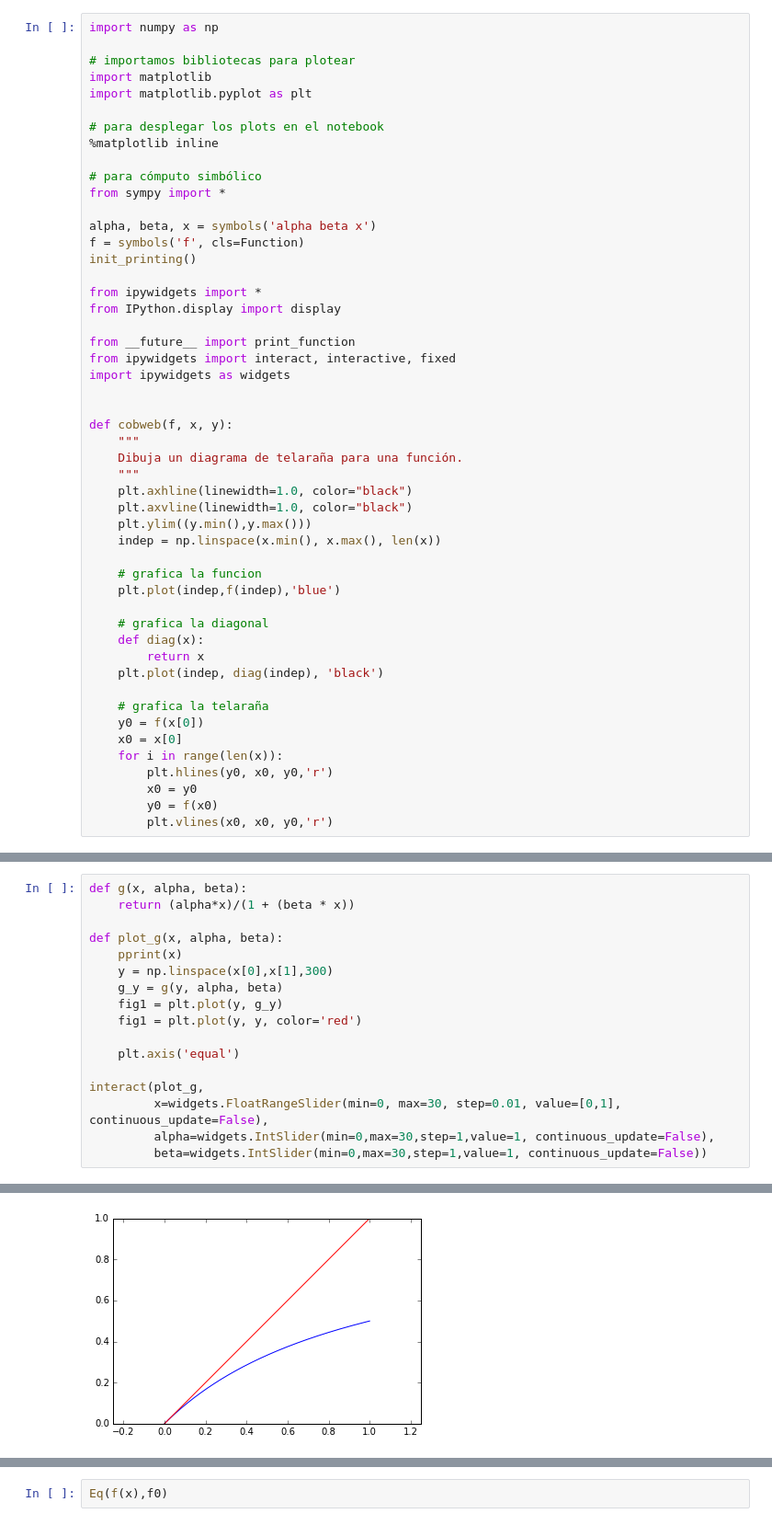
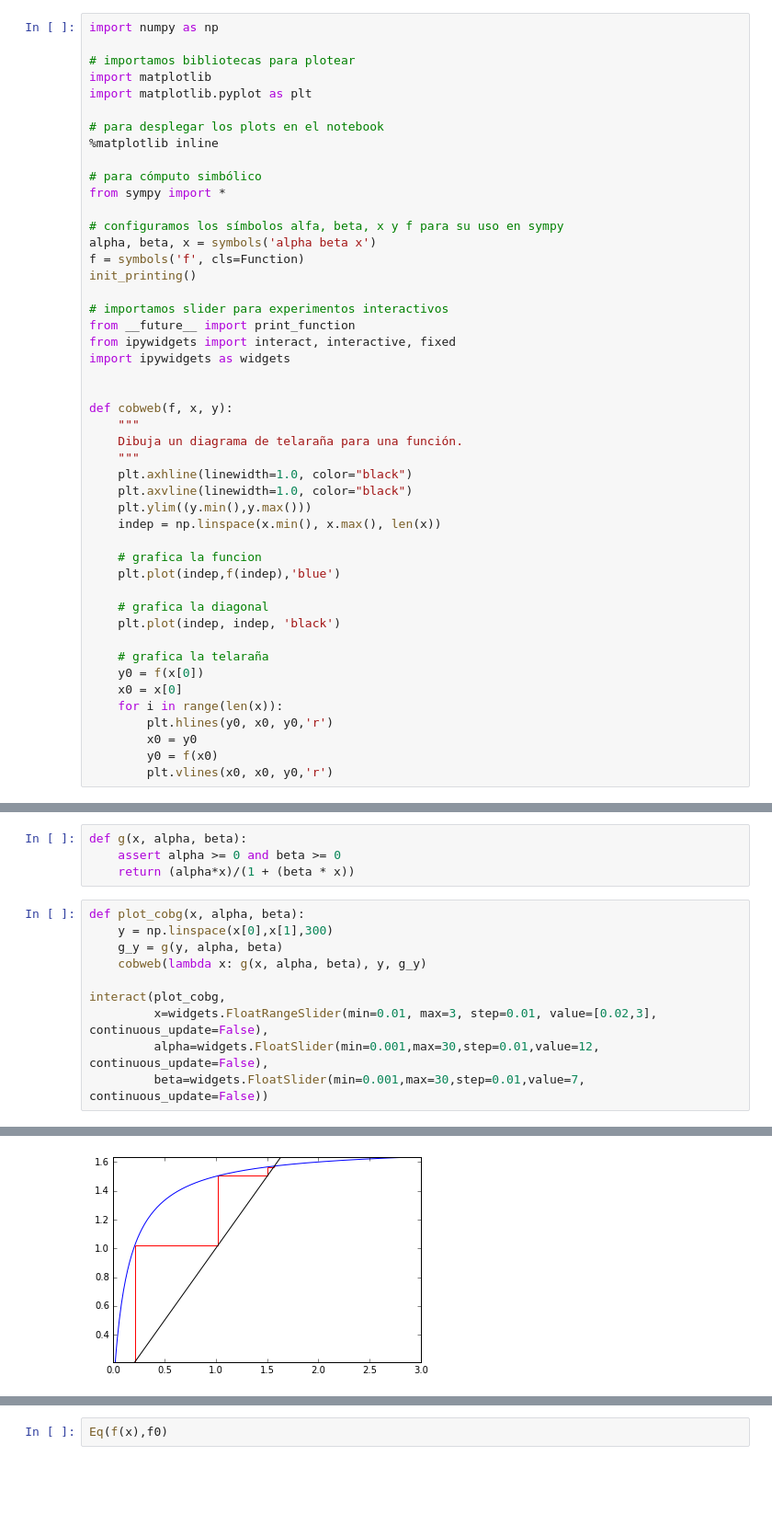
Before and after one commit to rgarcia-herrera/sistemas-dinamicos, a Jupyter notebook: Glass et Pasternack.ipynb, the cells around one changed output, grey strips where cells are left out. Shown at 92% size. Drawn from its saved outputs; the diff is of its cells as text; blank space fills up the shorter version.

```diff
--- a/Glass et Pasternack.ipynb
+++ b/Glass et Pasternack.ipynb
@@ -11,13 +11,12 @@ import matplotlib.pyplot as plt
 # para cómputo simbólico
 from sympy import *
 
+# configuramos los símbolos alfa, beta, x y f para su uso en sympy
 alpha, beta, x = symbols('alpha beta x')
 f = symbols('f', cls=Function)
 init_printing()
 
-from ipywidgets import *
-from IPython.display import display
-
+# importamos slider para experimentos interactivos
 from __future__ import print_function
 from ipywidgets import interact, interactive, fixed
 import ipywidgets as widgets
@@ -36,9 +35,7 @@ def cobweb(f, x, y):
     plt.plot(indep,f(indep),'blue')
 
     # grafica la diagonal
-    def diag(x):
-        return x
-    plt.plot(indep, diag(indep), 'black')
+    plt.plot(indep, indep, 'black')
 
     # grafica la telaraña
     y0 = f(x[0])
@@ -51,18 +56,15 @@ def cobweb(f, x, y):
+# %%
+def g(x, alpha, beta):
+    assert alpha >= 0 and beta >= 0
+    return (alpha*x)/(1 + (beta * x))
 # %%
-def g(x, alpha, beta):
-    return (alpha*x)/(1 + (beta * x))
-
-def plot_g(x, alpha, beta):
-    pprint(x)
+def plot_cobg(x, alpha, beta):
     y = np.linspace(x[0],x[1],300)
     g_y = g(y, alpha, beta)
-    fig1 = plt.plot(y, g_y)
-    fig1 = plt.plot(y, y, color='red')
+    cobweb(lambda x: g(x, alpha, beta), y, g_y)
 
-    plt.axis('equal')
-
-interact(plot_g,
-         x=widgets.FloatRangeSlider(min=0, max=30, step=0.01, value=[0,1], continuous_update=False),
-         alpha=widgets.IntSlider(min=0,max=30,step=1,value=1, continuous_update=False),
-         beta=widgets.IntSlider(min=0,max=30,step=1,value=1, continuous_update=False))
+interact(plot_cobg,
+         x=widgets.FloatRangeSlider(min=0.01, max=3, step=0.01, value=[0.02,3], continuous_update=False),
+         alpha=widgets.FloatSlider(min=0.001,max=30,step=0.01,value=12, continuous_update=False),
+         beta=widgets.FloatSlider(min=0.001,max=30,step=0.01,value=7, continuous_update=False))
 # %% [output]
@@ -71 +72 @@ interact(plot_g,
-[figure, old version]
+[figure, new version]
```
Also changed, not shown: parts of 15 cells of this notebook.
